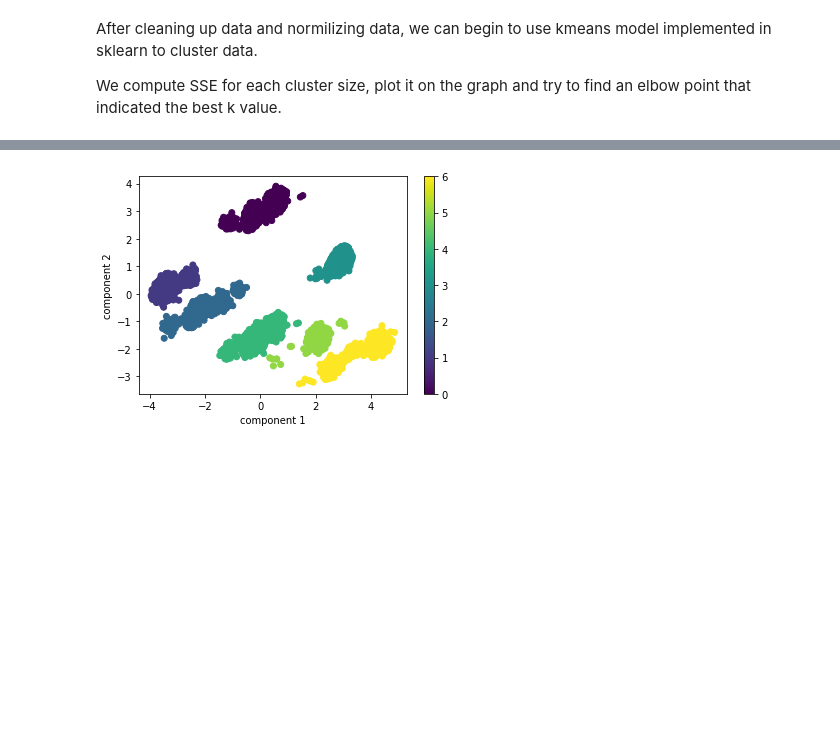
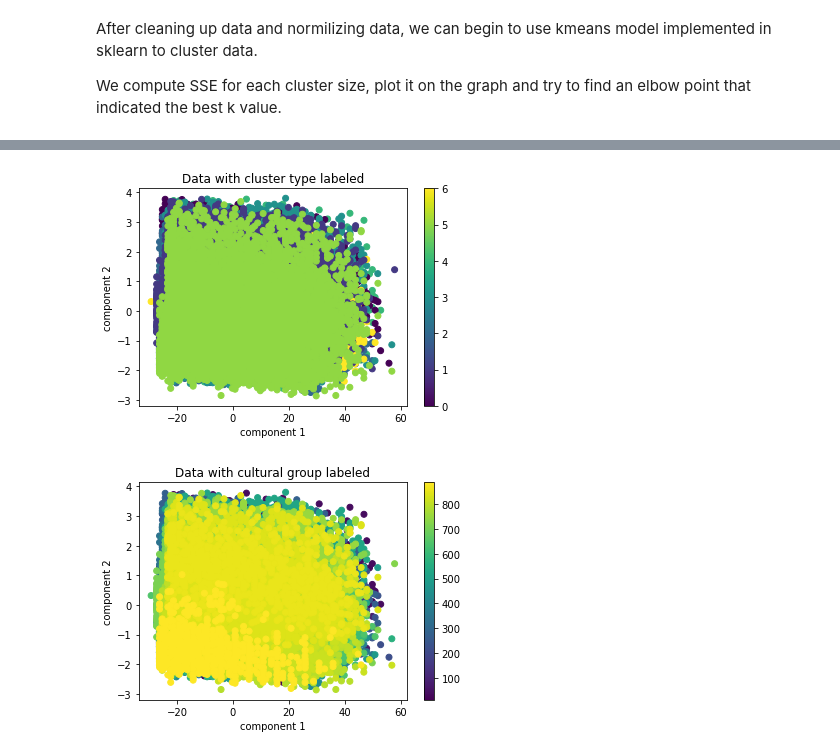
Before and after one commit to The2018/cultural-study, a Jupyter notebook: data cleaning.ipynb, the cells around one changed output, grey strips where cells are left out. Cells and saved outputs as stored; diff of their text form; code cells hidden in the pictures; blank space fills up the shorter version.

```diff
--- a/data cleaning.ipynb
+++ b/data cleaning.ipynb
@@ -268,9 +290,0 @@ We put the labels of cultural clusters in country_respondent.csv and we will sel
-# %%
-country_r_name = "../data_set/cultural_data/clean_data/country_respondent_3.csv"
-country_r = pd.read_csv(country_r_name,header=0)
-
-data["V2"] = [country_r[country_r['index'] == x]['label'].iloc[0] for x in data["V2"]]
-data = data[data["V2"] > 0]
-data.drop(columns=["V2"])
-
-data.to_csv("../data_set/cultural_data/clean_data/data_5.csv", index = False)
@@ -374,0 +341,19 @@ print(pro_mtr)
+# %%
+print(len(labels),len(data["V4"]))
+data["label"] = labels
+result = data.groupby(["label","V2"]).agg({'V4': ["count"]}).reset_index()
+result.rename(columns={"label": "cluster", "V2": "country_label","V4":"number_of_respondents"}, inplace=True)
+
+country_result = pd.concat([data["V2"],data["label"]], axis=1, keys=['country', 'cluster'])
+country_result = country_result.groupby(["country","cluster"]).agg({'country': ["count"]}).reset_index()
+
+country_result.to_csv("../data_set/cultural_data/clean_data/country_result.csv", index = False)
+country_result = pd.read_csv("../data_set/cultural_data/clean_data/country_result.csv", skiprows=[1])
+country_result = country_result.drop(columns=["country.1"])
+
+country_result["country"] = [country[country['index'] == x]['name'].iloc[0] for x in country_result["country"]]
+print(country_result.values.tolist())
+
+result.to_csv("../data_set/cultural_data/clean_data/result.csv", index = False)
+country_result.to_csv("../data_set/cultural_data/clean_data/country_result.csv", index = False)
+# print(result)
@@ -375,12 +390,23 @@ print(pro_mtr)
 # %%
 from sklearn.decomposition import PCA
+%matplotlib inline
 
 pca = PCA(n_components=2)
-projected = pca.fit_transform(data)
+projected = pca.fit_transform(data.iloc[:,1:-2])
 
 plt.scatter(projected[:, 0], projected[:, 1], c=data.label)
+plt.title("Data with cluster type labeled")
 plt.xlabel('component 1')
 plt.ylabel('component 2')
 plt.colorbar();
+plt.show()
+
+plt.scatter(projected[:, 0], projected[:, 1], c=data.V2)
+plt.title("Data with cultural group labeled")
+plt.xlabel('component 1')
+plt.ylabel('component 2')
+plt.colorbar();
+plt.show()
 # %% [output]
-[figure, old version]
+[figure, new version]
+[figure, added]
```
Also changed, not shown: parts of 46 cells of this notebook.
